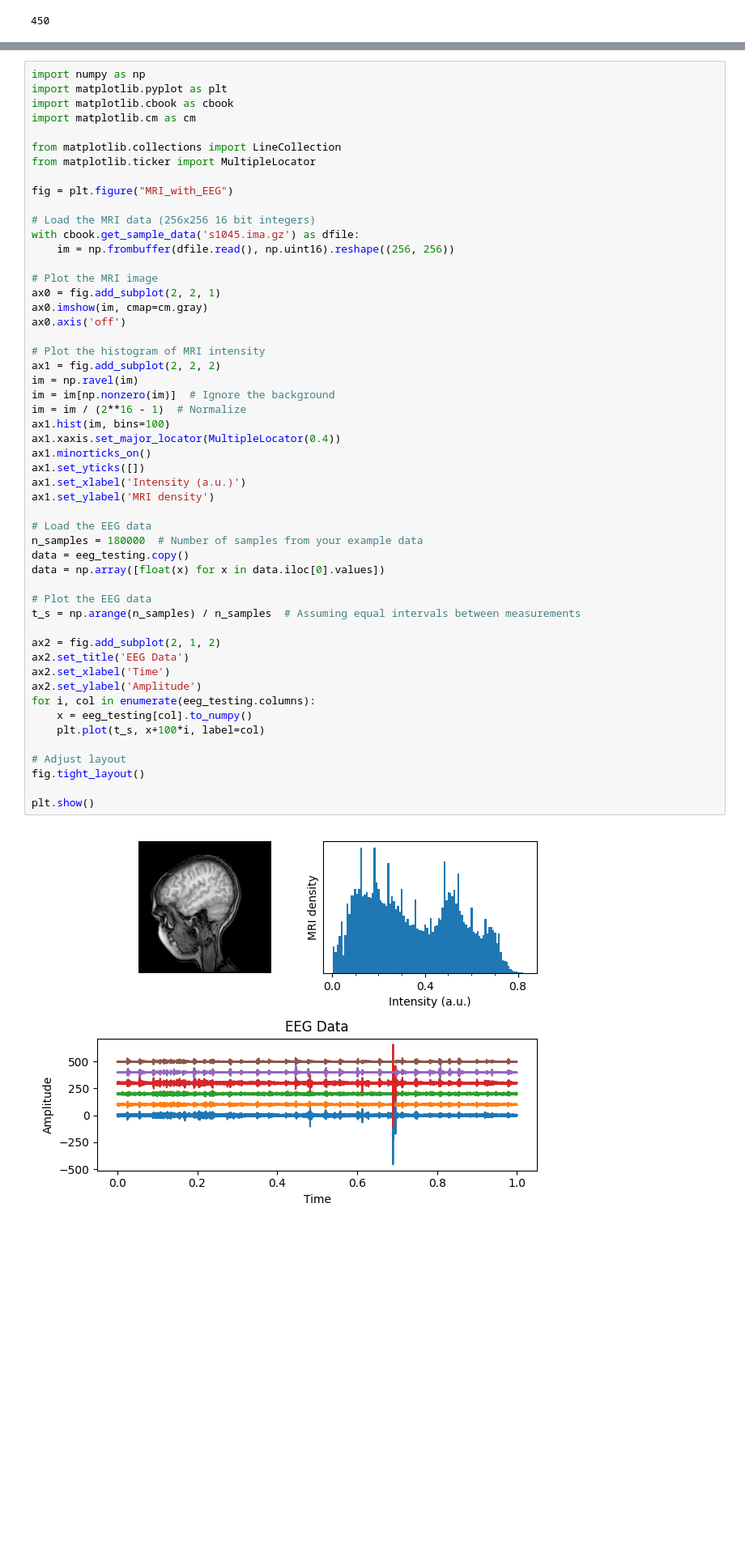
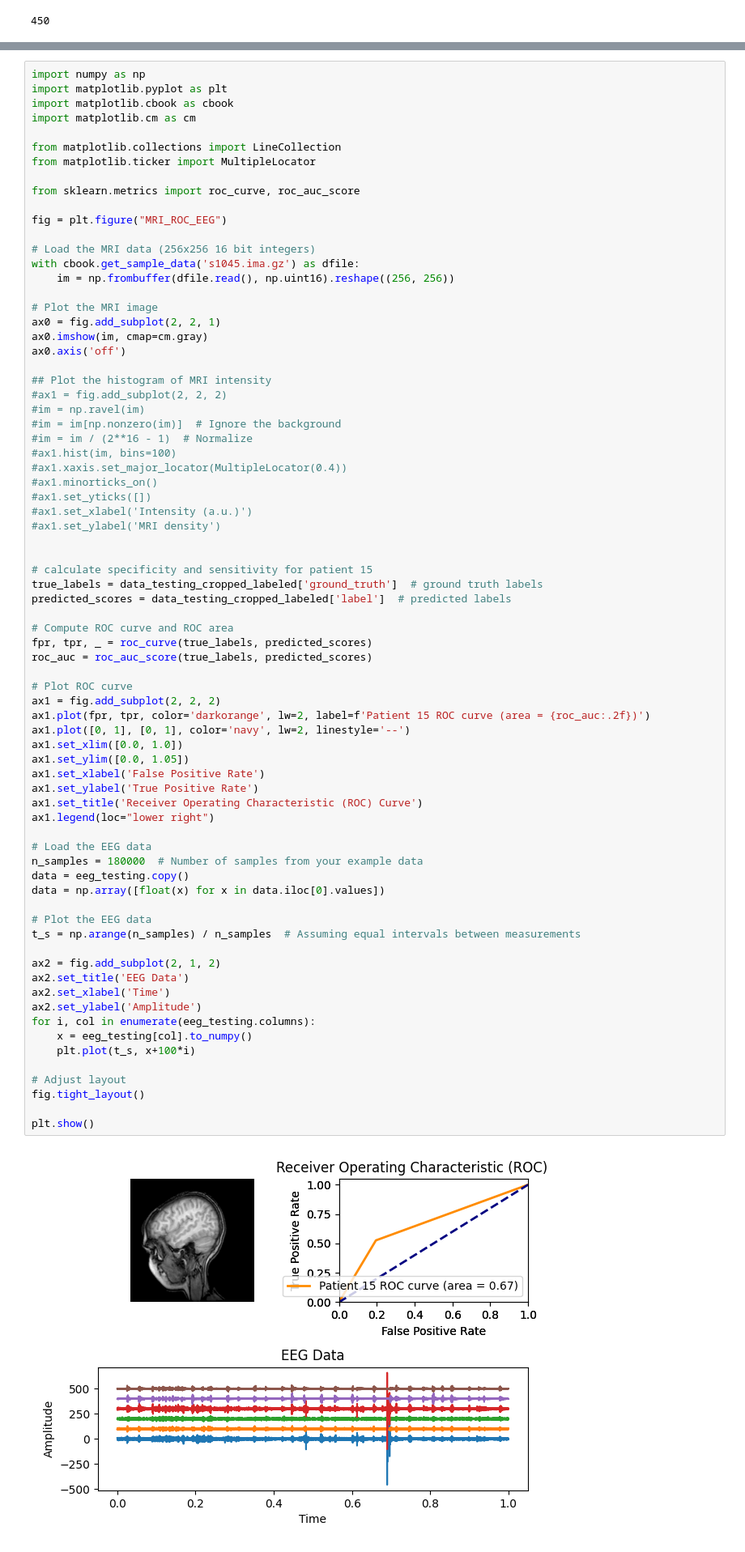
Before and after one commit to carzaga1/UnsuperDL-EEG-BSUPP, a Jupyter notebook: notebooks/01_clustering_algo_one.ipynb, the cells around one changed output, grey strips where cells are left out. Shown at 81% size. Saved outputs shown, nothing was run; the diff lists cells and outputs as text; blank space fills up the shorter version.

```diff
--- a/notebooks/01_clustering_algo_one.ipynb
+++ b/notebooks/01_clustering_algo_one.ipynb
@@ -186,51 +186,73 @@ import matplotlib.cm as cm
 from matplotlib.collections import LineCollection
 from matplotlib.ticker import MultipleLocator
 
-fig = plt.figure("MRI_with_EEG")
+from sklearn.metrics import roc_curve, roc_auc_score
+
+fig = plt.figure("MRI_ROC_EEG")
 
 # Load the MRI data (256x256 16 bit integers)
 with cbook.get_sample_data('s1045.ima.gz') as dfile:
     im = np.frombuffer(dfile.read(), np.uint16).reshape((256, 256))
 
 # Plot the MRI image
 ax0 = fig.add_subplot(2, 2, 1)
 ax0.imshow(im, cmap=cm.gray)
 ax0.axis('off')
 
-# Plot the histogram of MRI intensity
+## Plot the histogram of MRI intensity
+#ax1 = fig.add_subplot(2, 2, 2)
+#im = np.ravel(im)
+#im = im[np.nonzero(im)]  # Ignore the background
+#im = im / (2**16 - 1)  # Normalize
+#ax1.hist(im, bins=100)
+#ax1.xaxis.set_major_locator(MultipleLocator(0.4))
+#ax1.minorticks_on()
+#ax1.set_yticks([])
+#ax1.set_xlabel('Intensity (a.u.)')
+#ax1.set_ylabel('MRI density')
+
+
+# calculate specificity and sensitivity for patient 15
+true_labels = data_testing_cropped_labeled['ground_truth']  # ground truth labels
+predicted_scores = data_testing_cropped_labeled['label']  # predicted labels
+
+# Compute ROC curve and ROC area
+fpr, tpr, _ = roc_curve(true_labels, predicted_scores)
+roc_auc = roc_auc_score(true_labels, predicted_scores)
+
+# Plot ROC curve
 ax1 = fig.add_subplot(2, 2, 2)
-im = np.ravel(im)
-im = im[np.nonzero(im)]  # Ignore the background
-im = im / (2**16 - 1)  # Normalize
-ax1.hist(im, bins=100)
-ax1.xaxis.set_major_locator(MultipleLocator(0.4))
-ax1.minorticks_on()
-ax1.set_yticks([])
-ax1.set_xlabel('Intensity (a.u.)')
-ax1.set_ylabel('MRI density')
+ax1.plot(fpr, tpr, color='darkorange', lw=2, label=f'Patient 15 ROC curve (area = {roc_auc:.2f})')
+ax1.plot([0, 1], [0, 1], color='navy', lw=2, linestyle='--')
+ax1.set_xlim([0.0, 1.0])
+ax1.set_ylim([0.0, 1.05])
+ax1.set_xlabel('False Positive Rate')
+ax1.set_ylabel('True Positive Rate')
+ax1.set_title('Receiver Operating Characteristic (ROC) Curve')
+ax1.legend(loc="lower right")
 
 # Load the EEG data
 n_samples = 180000  # Number of samples from your example data
 data = eeg_testing.copy()
 data = np.array([float(x) for x in data.iloc[0].values])
 
 # Plot the EEG data
 t_s = np.arange(n_samples) / n_samples  # Assuming equal intervals between measurements
 
 ax2 = fig.add_subplot(2, 1, 2)
 ax2.set_title('EEG Data')
 ax2.set_xlabel('Time')
 ax2.set_ylabel('Amplitude')
 for i, col in enumerate(eeg_testing.columns):
     x = eeg_testing[col].to_numpy()
-    plt.plot(t_s, x+100*i, label=col)
+    plt.plot(t_s, x+100*i)
 
 # Adjust layout
 fig.tight_layout()
 
 plt.show()
 # %% [output]
-[figure, old version]
+[figure, new version]
 # %%
 data_testing_cropped_labeled['ground_truth'].shape
 # %% [output]
```
Also changed, not shown: parts of 5 cells of this notebook.
